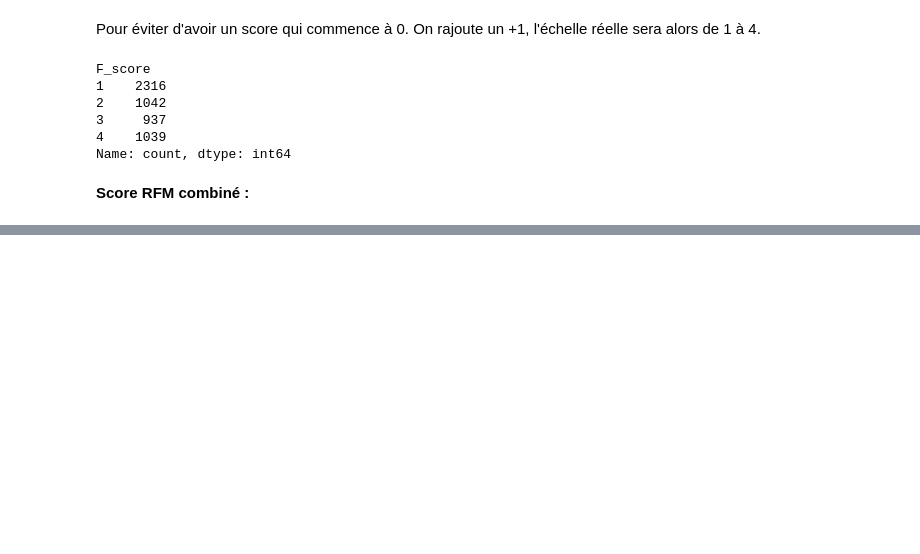
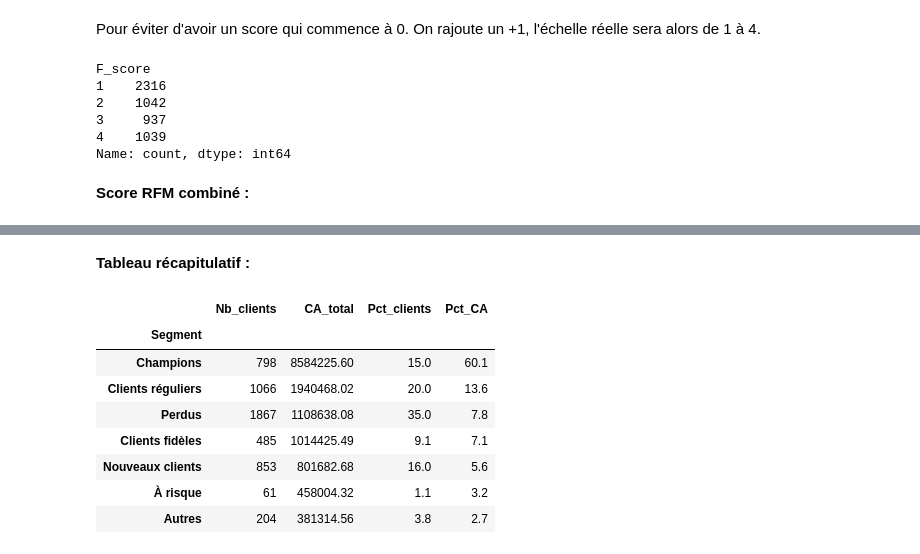
Before and after one commit to Nithilan16/Online_retail-rfm-segmentation, a Jupyter notebook: notebooks/online_retail.ipynb, the cells around one changed output, grey strips where cells are left out. Saved outputs shown, nothing was run; the diff lists cells and outputs as text; code cells hidden in the pictures; blank space fills up the shorter version.

Commit message:
Création des segments et tableau récapitulatif

```diff
--- a/notebooks/online_retail.ipynb
+++ b/notebooks/online_retail.ipynb
@@ -889,0 +894,20 @@ rfm['RFM_score'] = rfm['R_score'].astype(str) + rfm['F_score'].astype(str) + rfm
+# %%
+def segment_client(row):
+    r, f, m = int(row['R_score']), int(row['F_score']), int(row['M_score'])
+
+    if r >= 4 and f >= 4 and m >= 4:
+        return 'Champions'
+    elif r >= 4 and f >= 3:
+        return 'Clients fidèles'
+    elif r >= 4 and f <= 2:
+        return 'Nouveaux clients'
+    elif r <= 2 and f >= 4 and m >= 4:
+        return 'À risque'
+    elif r <= 2 and f <= 2:
+        return 'Perdus'
+    elif r == 3:
+        return 'Clients réguliers'
+    else:
+        return 'Autres'
+
+rfm['Segment'] = rfm.apply(segment_client, axis=1)
@@ -889,0 +940,22 @@ rfm['RFM_score'] = rfm['R_score'].astype(str) + rfm['F_score'].astype(str) + rfm
+# %% [markdown]
+**Tableau récapitulatif :**
+# %%
+recap = rfm.groupby('Segment').agg(
+    Nb_clients=('Customer ID', 'count'),
+    CA_total=('Monetary', 'sum')
+).sort_values('CA_total', ascending=False)
+
+recap['Pct_clients'] = (recap['Nb_clients'] / recap['Nb_clients'].sum() * 100).round(1)
+recap['Pct_CA'] = (recap['CA_total'] / recap['CA_total'].sum() * 100).round(1)
+
+recap
+# %% [output]
+|  | Nb_clients | CA_total | Pct_clients | Pct_CA |
+| Segment |  |  |  |  |
+| Champions | 798 | 8584225.60 | 15.0 | 60.1 |
+| Clients réguliers | 1066 | 1940468.02 | 20.0 | 13.6 |
+| Perdus | 1867 | 1108638.08 | 35.0 | 7.8 |
+| Clients fidèles | 485 | 1014425.49 | 9.1 | 7.1 |
+| Nouveaux clients | 853 | 801682.68 | 16.0 | 5.6 |
+| À risque | 61 | 458004.32 | 1.1 | 3.2 |
+| Autres | 204 | 381314.56 | 3.8 | 2.7 |
```
Also changed, not shown: parts of 9 cells of this notebook.
